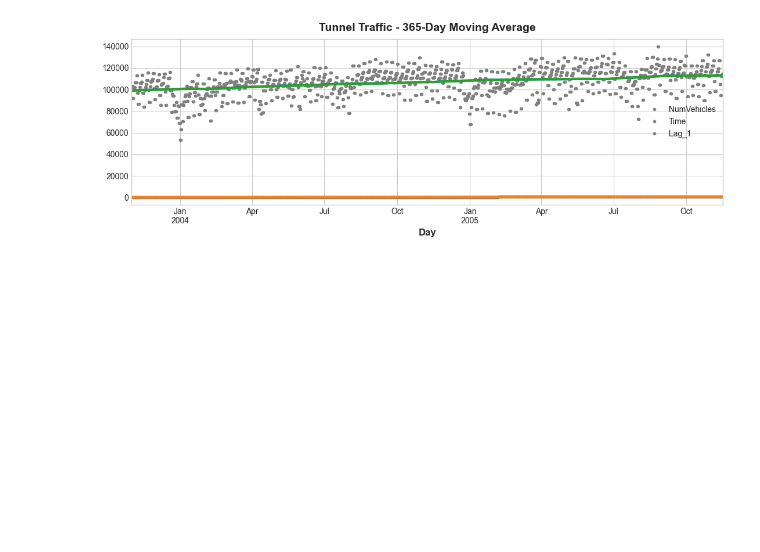
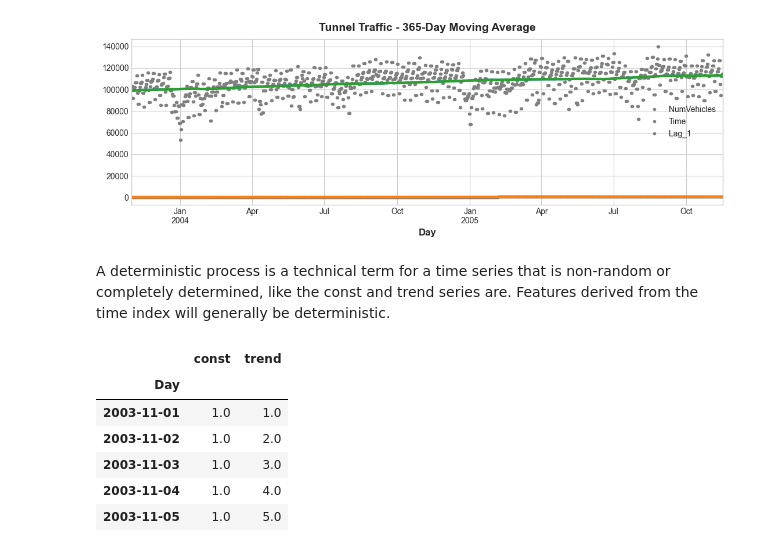
Before and after one commit to Medoci/Medoci, a Jupyter notebook: notebooks/Kaggle_Time_Series_Forecasting.ipynb, the cells around one changed output. Cells and saved outputs as stored; diff of their text form; code cells hidden in the pictures; blank space fills up the shorter version.

```diff
--- a/notebooks/Kaggle_Time_Series_Forecasting.ipynb
+++ b/notebooks/Kaggle_Time_Series_Forecasting.ipynb
@@ -397,3 +397,26 @@ moving_average.plot(
 plt.show()
 # %% [output]
 [figure]
+# %% [markdown]
+A deterministic process is a technical term for a time series that is non-random or completely determined, like the const and trend series are. Features derived from the time index will generally be deterministic.
+# %%
+from statsmodels.tsa.deterministic import DeterministicProcess
+
+dp = DeterministicProcess(
+    index=tunnels.index,  # dates from the training data
+    constant=True,       # dummy feature for the bias (y_intercept)
+    order=1,             # the time dummy (trend)
+    drop=True,           # drop terms if necessary to avoid collinearity
+)
+# `in_sample` creates features for the dates given in the `index` argument
+X = dp.in_sample()
+
+X.head()
+# %% [output]
+|  | const | trend |
+| Day |  |  |
+| 2003-11-01 | 1.0 | 1.0 |
+| 2003-11-02 | 1.0 | 2.0 |
+| 2003-11-03 | 1.0 | 3.0 |
+| 2003-11-04 | 1.0 | 4.0 |
+| 2003-11-05 | 1.0 | 5.0 |
```
Also changed, not shown: parts of 7 cells of this notebook.
